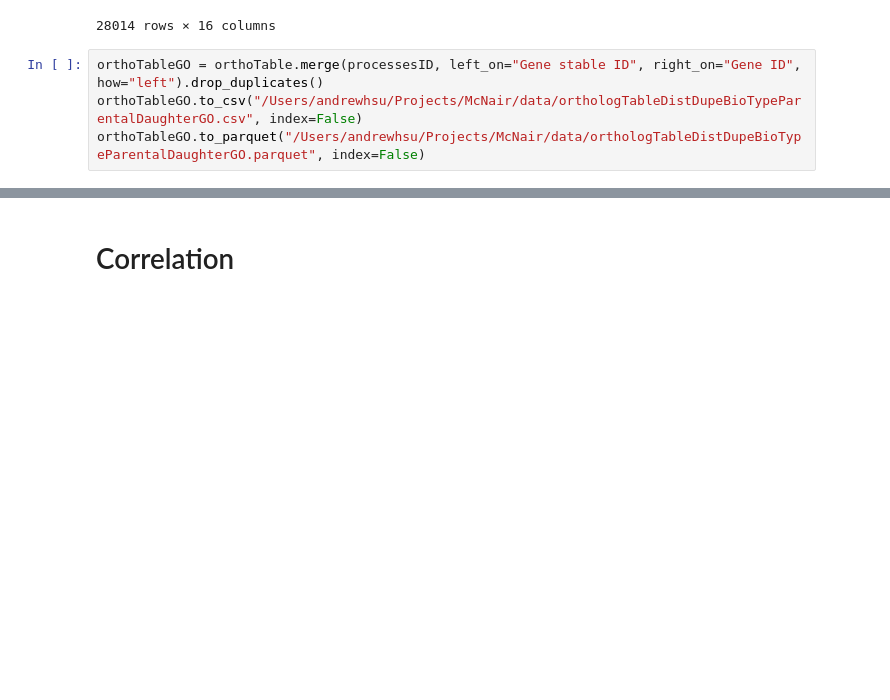
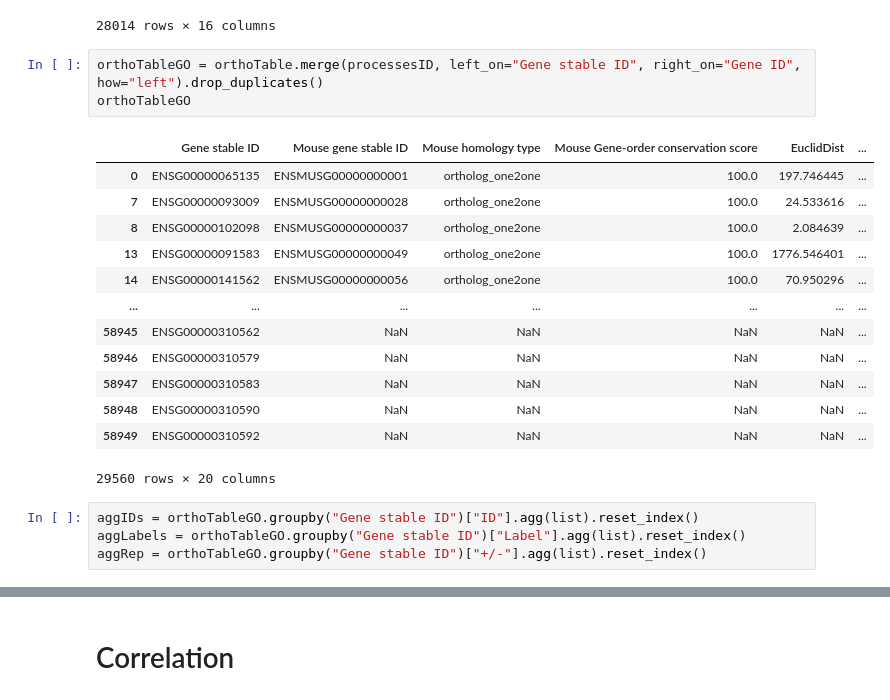
Before and after one commit to AndrewH72/Gene-Duplication, a Jupyter notebook: scripts/dataAnalysis.ipynb, the cells around one changed output, grey strips where cells are left out. Cells and saved outputs as stored; diff of their text form; blank space fills up the shorter version.

Commit message:
went back and aggregated the GO terms, labels, and +/-

```diff
--- a/scripts/dataAnalysis.ipynb
+++ b/scripts/dataAnalysis.ipynb
@@ -773,7 +773,24 @@ orthoTable
 | 3884926 | ENSG00000310590 | NaN | NaN | NaN | NaN | ... |
 | 3884927 | ENSG00000310592 | NaN | NaN | NaN | NaN | ... |
 28014 rows × 16 columns
-# %%
-orthoTableGO = orthoTable.merge(processesID, left_on="Gene stable ID", right_on="Gene ID", how="left").drop_duplicates()
-orthoTableGO.to_csv("/Users/andrewhsu/Projects/McNair/data/orthologTableDistDupeBioTypeParentalDaughterGO.csv", index=False)
-orthoTableGO.to_parquet("/Users/andrewhsu/Projects/McNair/data/orthologTableDistDupeBioTypeParentalDaughterGO.parquet", index=False)
+# %%
+orthoTableGO = orthoTable.merge(processesID, left_on="Gene stable ID", right_on="Gene ID", how="left").drop_duplicates()
+orthoTableGO
+# %% [output]
+|  | Gene stable ID | Mouse gene stable ID | Mouse homology type | Mouse Gene-order conservation score | EuclidDist | ... |
+| 0 | ENSG00000065135 | ENSMUSG00000000001 | ortholog_one2one | 100.0 | 197.746445 | ... |
+| 7 | ENSG00000093009 | ENSMUSG00000000028 | ortholog_one2one | 100.0 | 24.533616 | ... |
+| 8 | ENSG00000102098 | ENSMUSG00000000037 | ortholog_one2one | 100.0 | 2.084639 | ... |
+| 13 | ENSG00000091583 | ENSMUSG00000000049 | ortholog_one2one | 100.0 | 1776.546401 | ... |
+| 14 | ENSG00000141562 | ENSMUSG00000000056 | ortholog_one2one | 100.0 | 70.950296 | ... |
+| ... | ... | ... | ... | ... | ... | ... |
+| 58945 | ENSG00000310562 | NaN | NaN | NaN | NaN | ... |
+| 58946 | ENSG00000310579 | NaN | NaN | NaN | NaN | ... |
+| 58947 | ENSG00000310583 | NaN | NaN | NaN | NaN | ... |
+| 58948 | ENSG00000310590 | NaN | NaN | NaN | NaN | ... |
+| 58949 | ENSG00000310592 | NaN | NaN | NaN | NaN | ... |
+29560 rows × 20 columns
+# %%
+aggIDs = orthoTableGO.groupby("Gene stable ID")["ID"].agg(list).reset_index()
+aggLabels = orthoTableGO.groupby("Gene stable ID")["Label"].agg(list).reset_index()
+aggRep = orthoTableGO.groupby("Gene stable ID")["+/-"].agg(list).reset_index()
```
Also changed, not shown: parts of 5 cells of this notebook, 4 other files.
